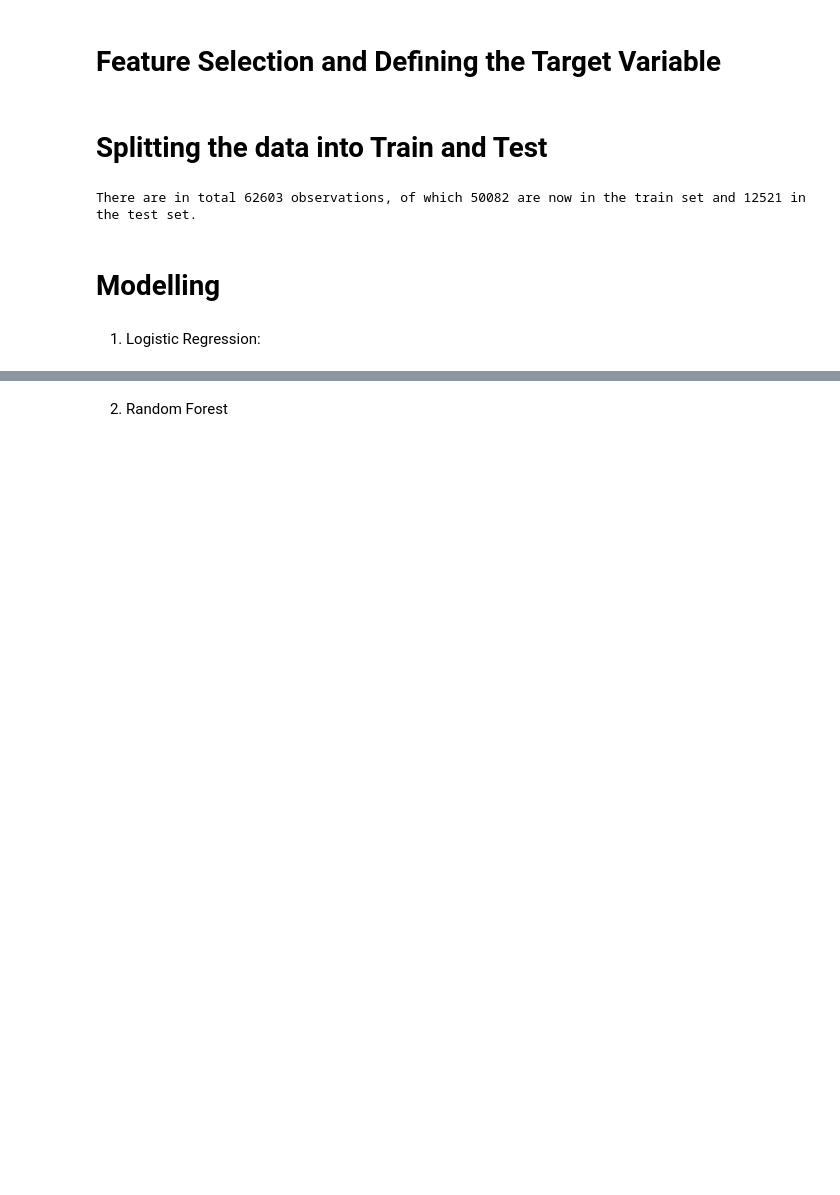
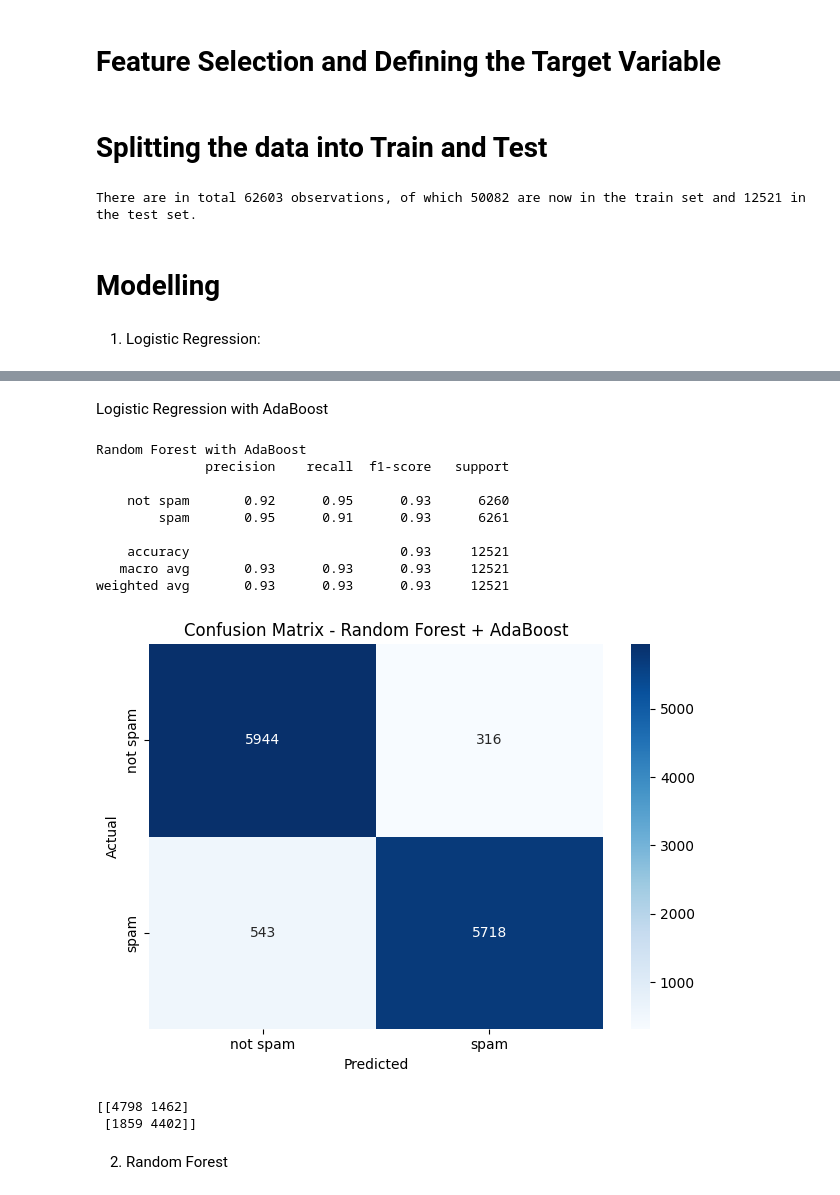
Before and after one commit to KaloyanRakov/Spam-Email-Classifier, a Jupyter notebook: Notebooks/SpamShield.ipynb, the cells around one changed output, grey strips where cells are left out. Cells and saved outputs as stored; diff of their text form; code cells hidden in the pictures; blank space fills up the shorter version.

Commit message:
Boosting Applied to the Models

```diff
--- a/Notebooks/SpamShield.ipynb
+++ b/Notebooks/SpamShield.ipynb
@@ -562,3 +564,46 @@ weighted avg       0.74      0.73      0.73     12521
+# %% [markdown]
+   Logistic Regression with AdaBoost
+# %%
+from sklearn.ensemble import AdaBoostClassifier
+from sklearn.metrics import classification_report, confusion_matrix
+import seaborn as sns
+import matplotlib.pyplot as plt
+from sklearn.ensemble import RandomForestClassifier
+
+ada_rf = AdaBoostClassifier(
+    estimator=RandomForestClassifier(n_estimators=50, random_state=42),
+    n_estimators=50,
+    random_state=42
+)
+ada_rf.fit(X_train, y_train)
+y_pred_ada = ada_rf.predict(X_test)
+
+print("Random Forest with AdaBoost")
+print(classification_report(y_test, y_pred_ada, target_names=label_encoder.classes_))
+
+cm_ada = confusion_matrix(y_test, y_pred_ada)
+
+labels = ['not spam', 'spam']
+sns.heatmap(cm_ada, annot=True, fmt='d', cmap='Blues',
+            xticklabels=labels, yticklabels=labels)
+plt.xlabel('Predicted')
+plt.ylabel('Actual')
+plt.title('Confusion Matrix - Random Forest + AdaBoost')
+plt.tight_layout()
+plt.show()
+# %% [output]
+Random Forest with AdaBoost
+              precision    recall  f1-score   support
+
+    not spam       0.92      0.95      0.93      6260
+        spam       0.95      0.91      0.93      6261
+
+    accuracy                           0.93     12521
+   macro avg       0.93      0.93      0.93     12521
+weighted avg       0.93      0.93      0.93     12521
+[figure, added]
+[[4798 1462]
+ [1859 4402]]
 # %% [markdown]
 2. Random Forest
 # %%
```
Also changed, not shown: parts of 17 cells of this notebook.
